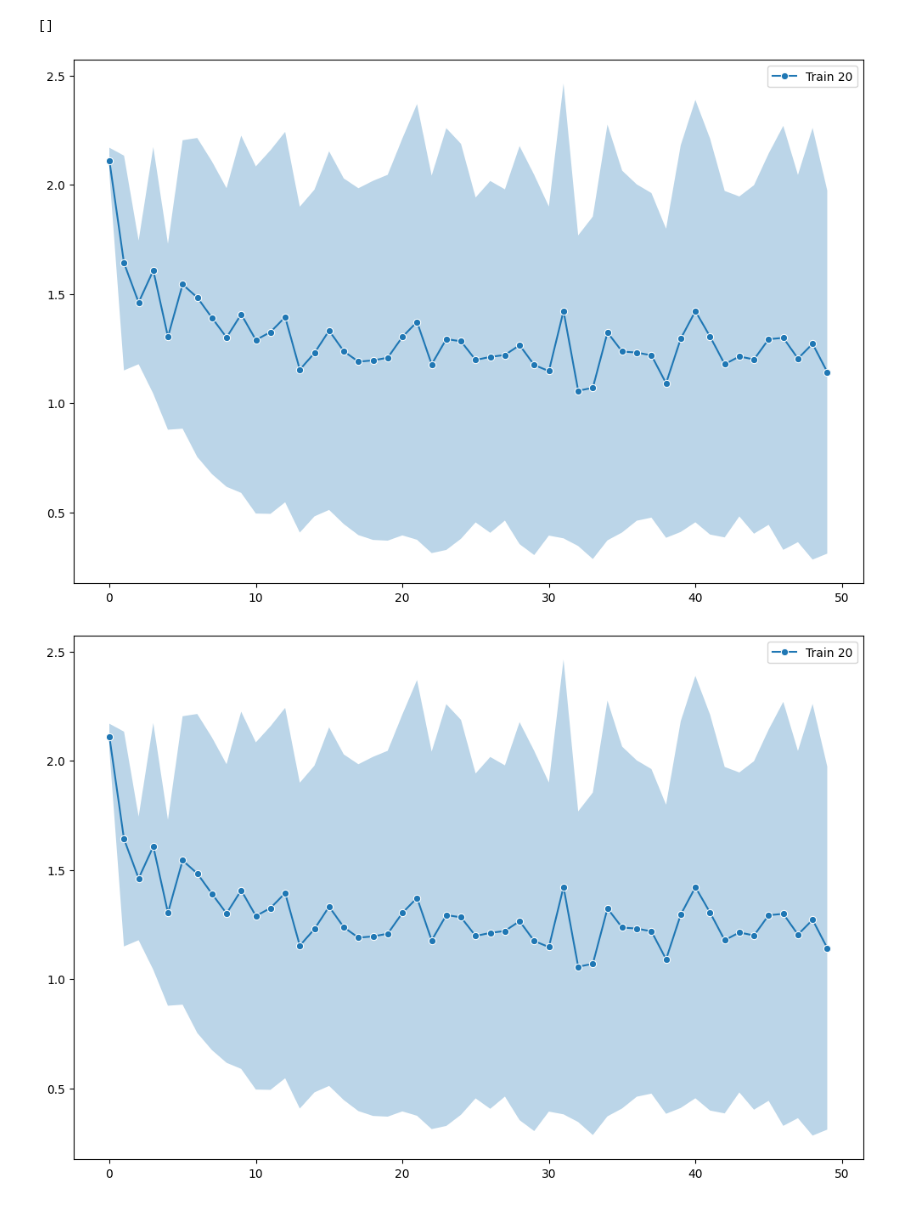
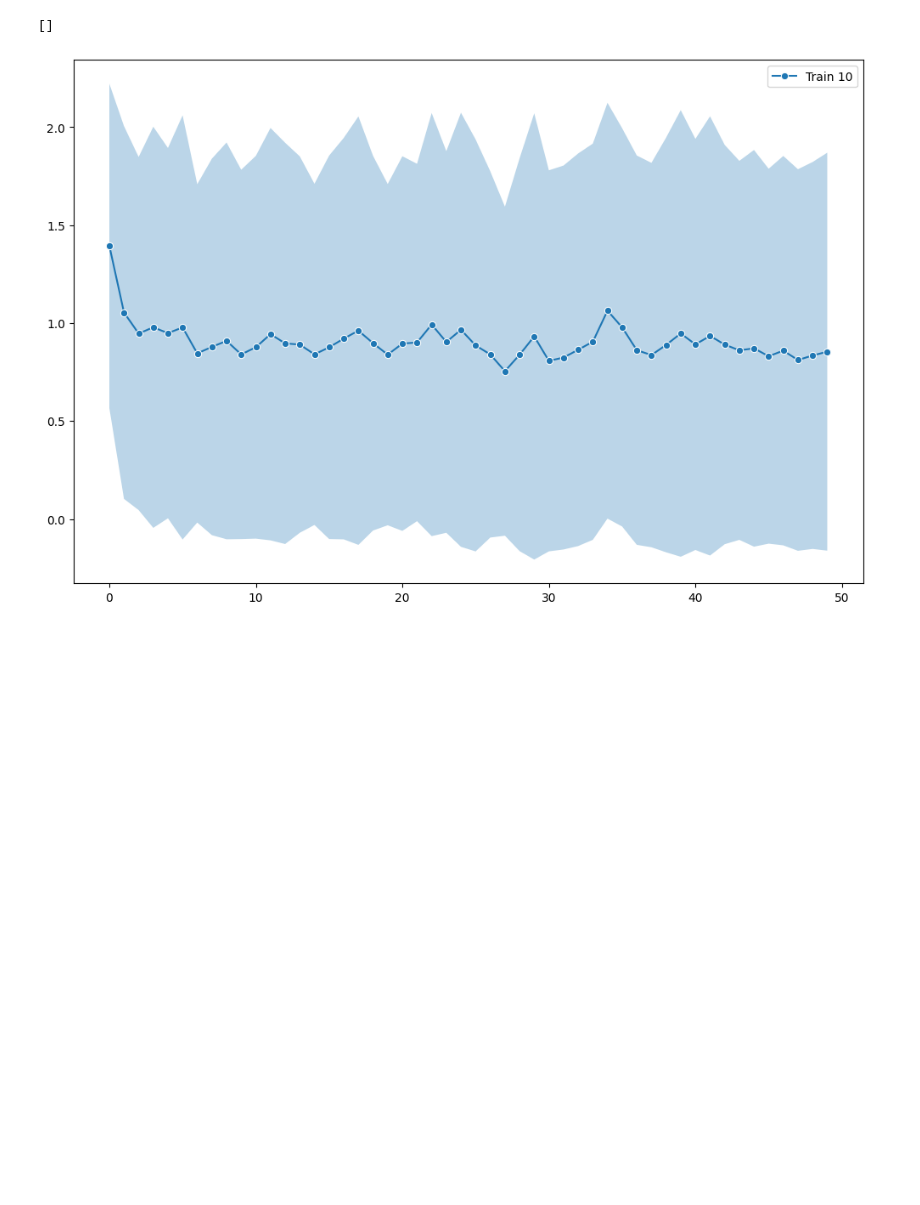
Before and after one commit to filorazi/Dim_red_SWAP, a Jupyter notebook: visualize_result.ipynb, the cells around one changed output. Cells and saved outputs as stored; diff of their text form; code cells hidden in the pictures; blank space fills up the shorter version.

```diff
--- a/visualize_result.ipynb
+++ b/visualize_result.ipynb
@@ -11,13 +11,12 @@ main_folder = 'runs'
 plot_data = {}
 
 # Traverse subfolders
-subfolders = [ '10', '20']
+subfolders = [ '10']
 for subfolder in subfolders:
     subfolder_path = os.path.join(main_folder, subfolder)
     train_data_all = []
     val_data_all = []
-
-    for x in range(2):  # Iterate over X = 0, 1, 2
+    for x in range (3):  # Iterate over X = 0, 1, 2
         train_file = os.path.join(subfolder_path, f'loss_train{x}.npy')
         val_file = os.path.join(subfolder_path, f'loss_val{x}.npy')
 
@@ -37,33 +36,32 @@ for subfolder in subfolders:
     train_stds = np.std(train_data_all, axis=0)   # Element-wise std
     val_means = np.mean(val_data_all, axis=0)    # Element-wise mean
     val_stds = np.std(val_data_all, axis=0)      # Element-wise std
 
     # Store data for plotting
     plot_data[subfolder] = {
         'train_means': train_means,
         'train_stds': train_stds,
         'val_means': val_means,
         'val_stds': val_stds
     }
 x_ticks = range(len(train_means))  # X values corresponding to vector indices
 
 
 for s in subfolders:
     fig, ax = plt.subplots(figsize=(12, 8))
 
     data = plot_data[subfolder]
     sns.lineplot(x=x_ticks, y=data['train_means'], label=f'Train {subfolder}', marker="o")
 
     ax.fill_between(x_ticks,
                     np.array(data['train_means']) - np.array(data['train_stds']),
                     np.array(data['train_means']) + np.array(data['train_stds']),
                     alpha=0.3)
 
 
 
 plt.plot()
 # %% [output]
 []
-[figure, old version]
+[figure, new version]
-[figure, removed]
 # %%
```
Also changed, not shown: parts of 1 cell of this notebook.
